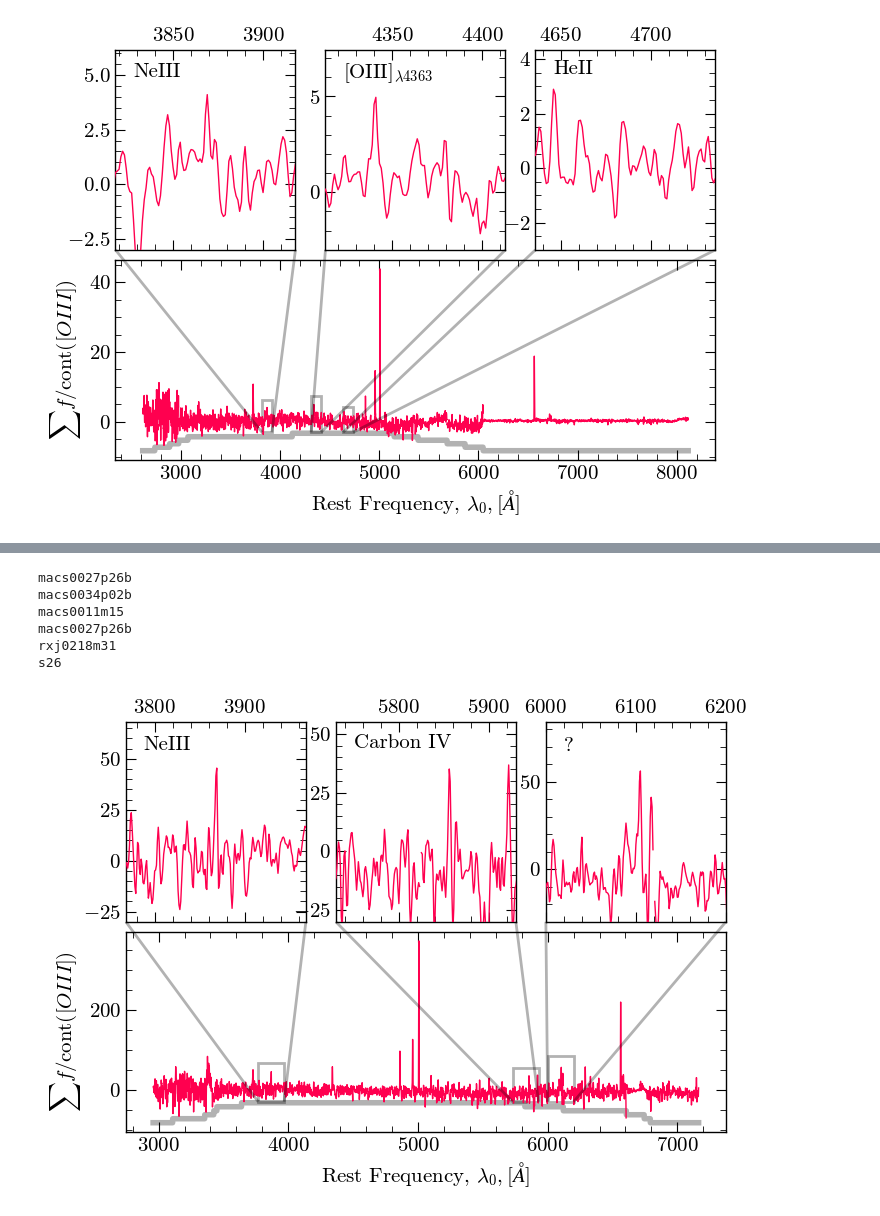
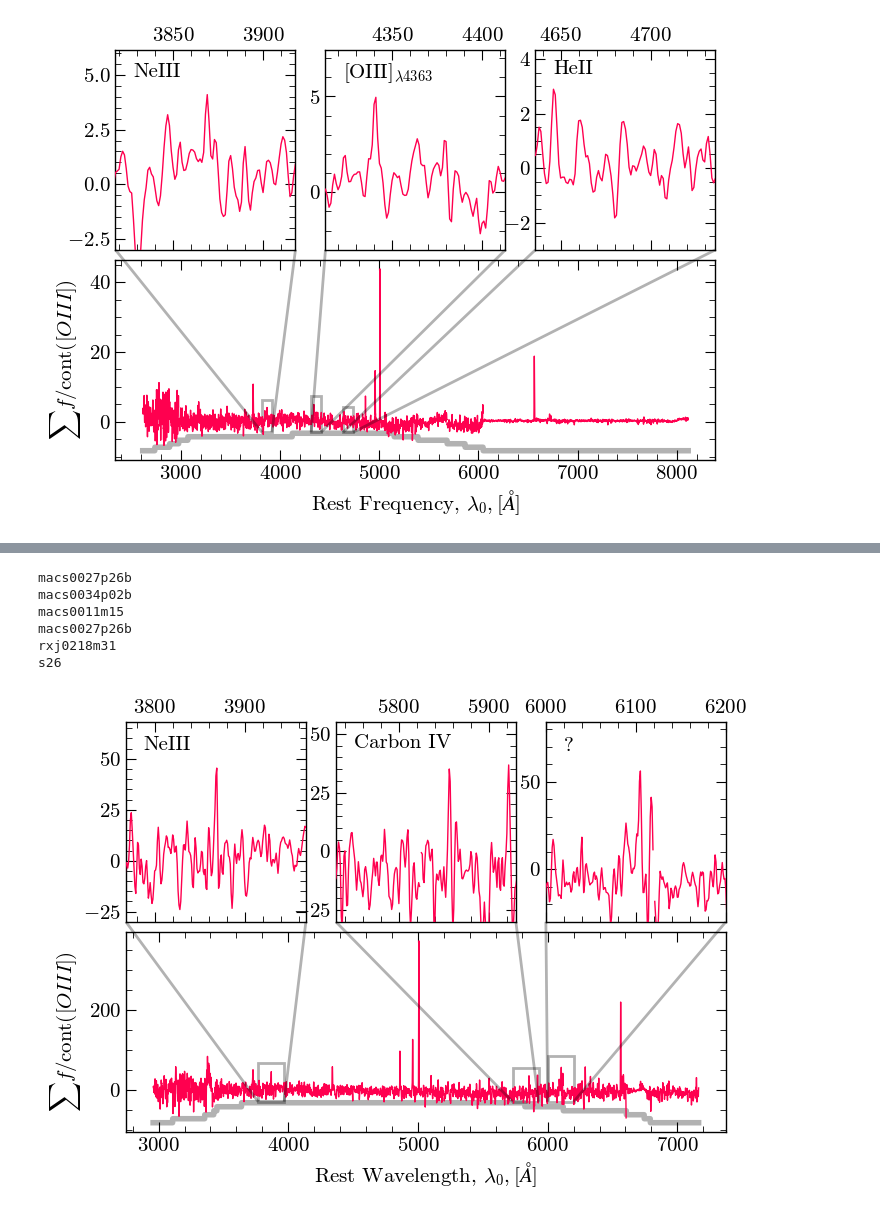
Before and after one commit to 0hardytom/eelgs, a Jupyter notebook: notebooks/xmas/catalogue_analysis/analysis.ipynb, the cells around one changed output, grey strips where cells are left out. Saved outputs shown, nothing was run; the diff lists cells and outputs as text; code cells hidden in the pictures.

```diff
--- a/notebooks/xmas/catalogue_analysis/analysis.ipynb
+++ b/notebooks/xmas/catalogue_analysis/analysis.ipynb
@@ -1883,7 +1876,7 @@ def plot_coadd(candidates, lines, names):
 
     # ax.plot(freq_grid2, np.log10(final_spectrum2+10))
     ax.plot(freq_grid2, final_spectrum2, lw=1, color='#ff004f')
-    ax.set_xlabel(r'Rest Frequency, $\lambda_0, [\AA]$')
+    ax.set_xlabel(r'Rest Wavelength, $\lambda_0, [\AA]$')
     ax.set_ylabel(r'$\sum f/\mathrm{cont}([OIII])$')
 
     # minm = np.nanmin(final_spectrum2)
@@ -1899,34 +1892,34 @@ def plot_coadd(candidates, lines, names):
     for i in range(3):
         ax2 = fig.add_axes((0+0.35*i,1.05,0.3,1))
         zoomaxes.append(ax2)
         allaxes.append(ax2)
         ax2.tick_params(labelbottom=False, labelleft=True, labeltop=True)
 
         ax2.plot(freq_grid2, final_spectrum2, lw=1, color='#ff004f', zorder=100)
         ax2.set_xlim(lines[i]-100, lines[i]+100)
 
         mask = (freq_grid2>ax2.get_xlim()[0])&(freq_grid2<ax2.get_xlim()[1])
         ax2.set_ylim(-30,np.nanmax(final_spectrum2[mask])*1.5)
 
         ax2.text(lines[i]-80,np.nanmax(final_spectrum2[mask])*1.2,names[i] )
 
         mark_inset(ax, ax2, loc1=3, loc2=4, lw=2, alpha=0.3, zorder=-100)
 
 
     pf.fix_plot(allaxes)
     return fig
 
 fig = plot_coadd(xtreme,[3868, 5830, 6100] ,['NeIII', 'Carbon IV','?' ])
 
 fig.savefig(f'figs/coadd_sfg.png', dpi=600, bbox_inches='tight')
 # %% [output]
 macs0027p26b
 macs0034p02b
 macs0011m15
 macs0027p26b
 rxj0218m31
 s26
-[figure, old version]
+[figure, new version]
 # %%
 lowZ = selection_new_hasZ[selection_new_hasZ['Z_dir_gen']<7.8]
 fig = plot_coadd(lowZ,[3868, 4363, 4890] ,['NeIII', r'[OIII]$_{\lambda4363}$', r'H$\beta$'])
```
Also changed, not shown: parts of 3 cells of this notebook.
